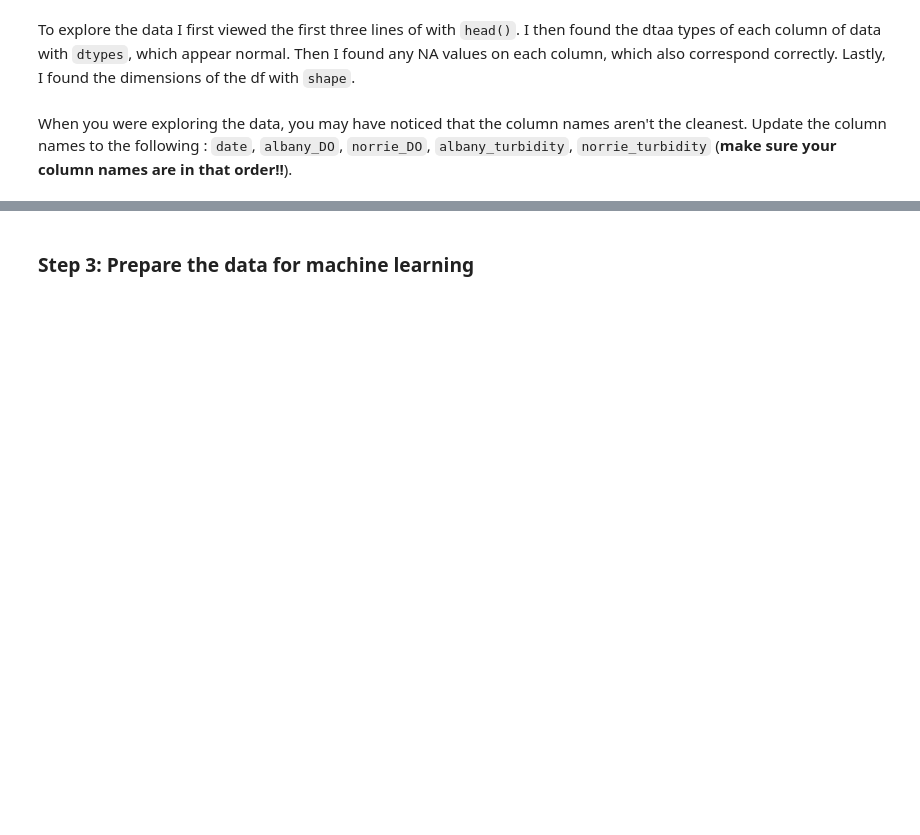
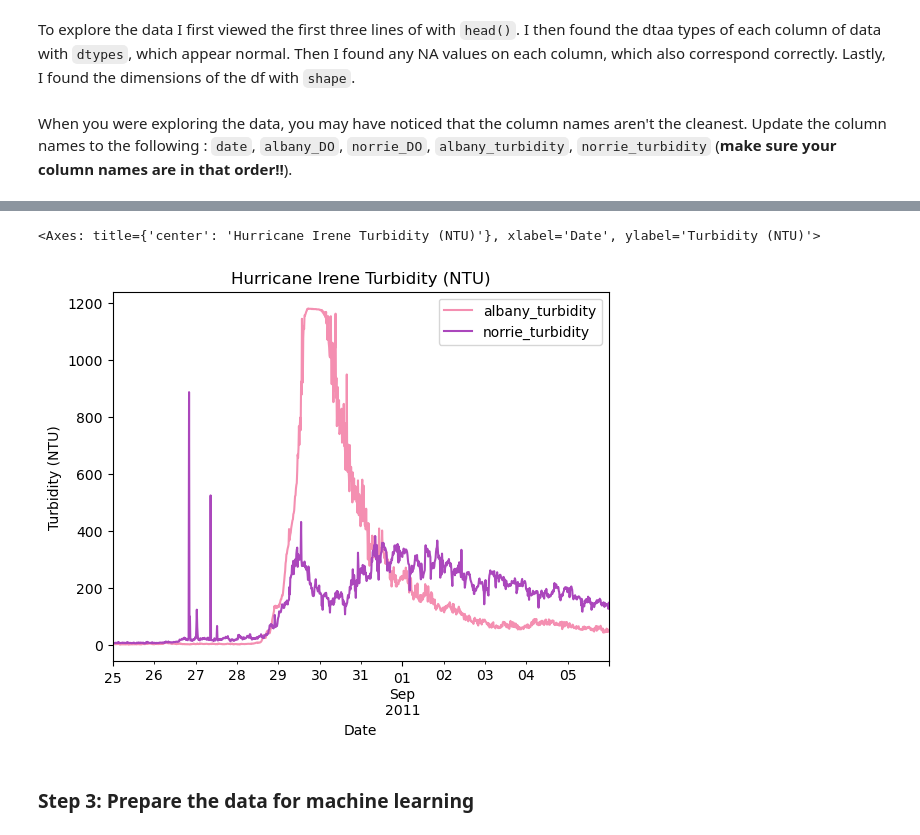
Before and after one commit to stephenccodes/EDS232-labs, a Jupyter notebook: Week1/Lab1-hurricane.ipynb, the cells around one changed output, grey strips where cells are left out. Drawn from its saved outputs; the diff is of its cells as text; code cells hidden in the pictures; blank space fills up the shorter version.

```diff
--- a/Week1/Lab1-hurricane.ipynb
+++ b/Week1/Lab1-hurricane.ipynb
@@ -114,3 +164,16 @@ df # Check to make sure column names were updated
+# %%
+df.plot(x= 'date',
+        y=['albany_turbidity', 'norrie_turbidity'],
+        title = 'Hurricane Irene Turbidity (NTU)',
+        xlabel='Date',
+        ylabel='Turbidity (NTU)',
+        color = {'albany_turbidity':'#F48FB1',
+                 'norrie_turbidity': '#AB47BC'
+                 }
+        )
+# %% [output]
+<Axes: title={'center': 'Hurricane Irene Turbidity (NTU)'}, xlabel='Date', ylabel='Turbidity (NTU)'>
+[figure, added]
 # %% [markdown]
 ### Step 3: Prepare the data for machine learning
 # %% [markdown]
```
Also changed, not shown: parts of 14 cells of this notebook, 1 other file.
